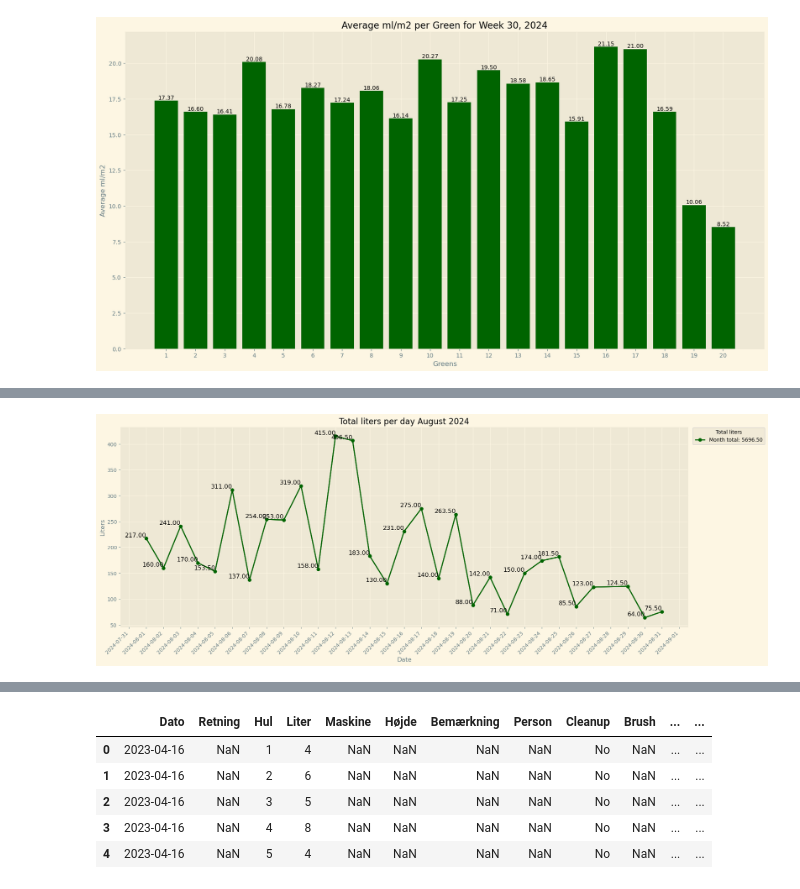
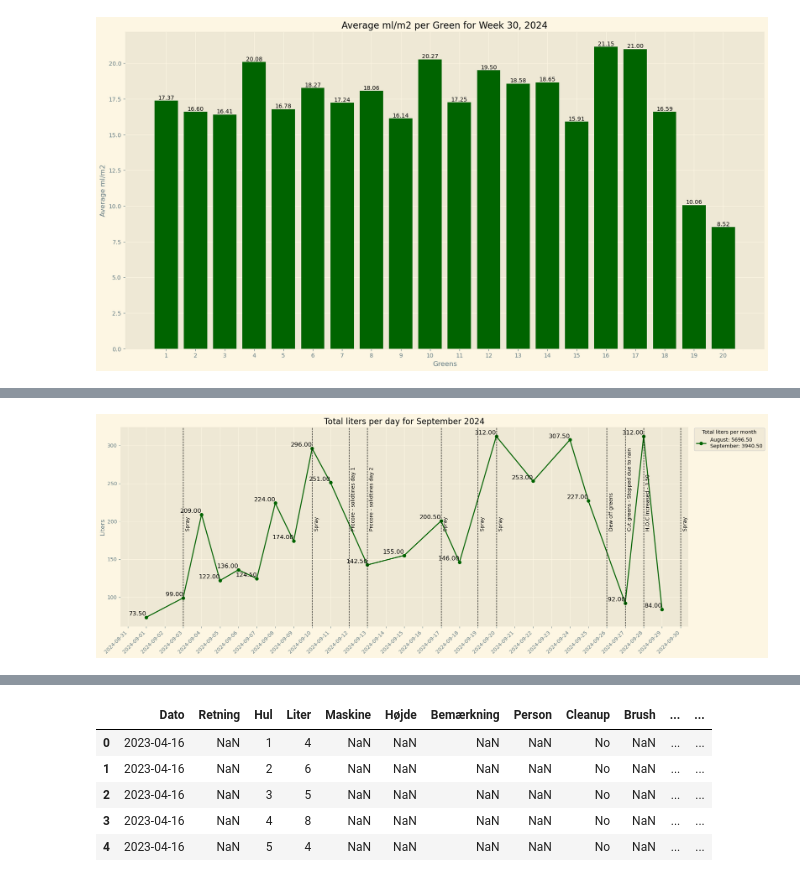
Before and after one commit to ABM-Analytics/monthrep, a Jupyter notebook: Monthrepport_RGK.ipynb, the cells around one changed output, grey strips where cells are left out. Drawn from its saved outputs; the diff is of its cells as text; code cells hidden in the pictures.

```diff
--- a/Monthrepport_RGK.ipynb
+++ b/Monthrepport_RGK.ipynb
@@ -105,18 +107,22 @@ from datetime import datetime, timedelta
 dfklip['Dato'] = pd.to_datetime(dfklip['Dato'], format='%d/%m/%Y', dayfirst=True)
 dfstimp['Dato'] = pd.to_datetime(dfstimp['Dato'], format='%d/%m/%Y', dayfirst=True)
 dfpogo['Dato'] = pd.to_datetime(dfpogo['Dato'], format='%Y-%m-%d')
+dfevents['Dato'] = pd.to_datetime(dfevents['Dato'], format='%d/%m/%Y', dayfirst=True)
 
 dfklip['Week'] = dfklip['Dato'].dt.isocalendar().week
 dfstimp['Week'] = dfstimp['Dato'].dt.isocalendar().week
 dfpogo['Week'] = dfpogo['Dato'].dt.isocalendar().week
+dfevents['Week'] = dfevents['Dato'].dt.isocalendar().week
 
 dfklip['Month'] = dfklip['Dato'].dt.month
 dfstimp['Month'] = dfstimp['Dato'].dt.month
 dfpogo['Month'] = dfpogo['Dato'].dt.month
+dfevents['Month'] = dfevents['Dato'].dt.month
 
 dfklip['Year'] = dfklip['Dato'].dt.year
 dfstimp['Year'] = dfstimp['Dato'].dt.year
 dfpogo['Year']  = dfpogo['Dato'].dt.year
+dfevents['Year'] = dfevents['Dato'].dt.year
 
 print("Cleaned dfklip:")
 print(dfklip.head())
@@ -272,8 +278,8 @@ green_sizes = {
 }
 
 # Filter data for two months
-month1 = 7  # Example for July
-month2 = 8  # Example for August
+month1 = 8  # Example for July
+month2 = 9  # Example for August
 year = 2024
 
 # Filter data by month and year
@@ -315,12 +321,12 @@ fig, ax = plt.subplots(figsize=(20, 10))
 bar_width = 0.35
 index = average_ml_per_m2['Hul']
 
-bar1 = ax.bar(index - bar_width/2, average_ml_per_m2[month1], bar_width, label=f'July', color='darkgreen')
-bar2 = ax.bar(index + bar_width/2, average_ml_per_m2[month2], bar_width, label=f'August', color='lightgreen')
+bar1 = ax.bar(index - bar_width/2, average_ml_per_m2[month1], bar_width, label=f'August', color='darkgreen')
+bar2 = ax.bar(index + bar_width/2, average_ml_per_m2[month2], bar_width, label=f'September', color='lightgreen')
 
 ax.set_xlabel('Greens')
 ax.set_ylabel('Average ml/m2')
-ax.set_title(f'Average ml/m2 per Green for July vs August - {year}')
+ax.set_title(f'Average ml/m2 per Green for August vs September - {year}')
 ax.set_xticks(index)
 ax.set_xticklabels(average_ml_per_m2['Hul'])
 
@@ -330,9 +336,9 @@ for bar in bar1 + bar2:
     ax.text(bar.get_x() + bar.get_width() / 2, height, f'{height:.2f}', ha='center', va='bottom', fontsize=10)
 
 # Update legend with mean values
-legend_title = (f'July Mean: {mean_ml_per_m2_month1:.2f} ml/m²\n'
-                f'August Mean: {mean_ml_per_m2_month2:.2f} ml/m²')
-ax.legend(title=legend_title, loc='upper right', bbox_to_anchor=(1.14, 1.01))
+legend_title = (f'August Mean: {mean_ml_per_m2_month1:.2f} ml/m²\n'
+                f'September Mean: {mean_ml_per_m2_month2:.2f} ml/m²')
+ax.legend(title=legend_title, loc='upper right', bbox_to_anchor=(1.16, 1.01))
 
 # Show the plot
 plt.show()
@@ -358,43 +364,60 @@ Average ml/m2 per Green:
 # %%
-month = 8  # Example for August
-year = 2024
-line_month = dfklip[(dfklip['Year'] == year) & (dfklip['Dato'].dt.month == month)]
+# Filter data for September and October 2024
+# Filter data for August and September 2024
+months = [8, 9]
+line_month = dfklip[(dfklip['Month'].isin(months)) & (dfklip['Year'] == 2024)]
 
+# Ensure 'Hul' is string and 'Liter' is properly formatted
 line_month['Hul'] = line_month['Hul'].astype(str)
 line_month['Liter'] = line_month['Liter'].astype(str).str.replace(',', '.').astype(float)
 
 # Group the data by 'Dato' and sum the 'Liter' column
 line_liter = line_month.groupby('Dato')['Liter'].sum()
 
-# Calculate total liters for each week separately
-total_month_liters = line_month['Liter'].sum()
+# Calculate total liters for each month separately
+total_august_liters = line_month[line_month['Month'] == 8]['Liter'].sum()
+total_september_liters = line_month[line_month['Month'] == 9]['Liter'].sum()
 
+# Filter events for August and September, excluding "Cut greens" and "Roll greens"
+filtered_events = dfevents[(dfevents['Month'].isin(months)) &
+                           (dfevents['Year'] == 2024) &
+                           (~dfevents['Event'].isin(['Cut greens', 'Roll greens']))]
 
-# Plot the line graph
+# Filter the line graph to only show September (or you can change to August if needed)
+line_liter_september = line_liter[line_liter.index.month == 9]
+
+# Plot the line graph for September only
 plt.figure(figsize=(20, 8))
-line_liter.plot(kind='line', marker='o', color='darkgreen')
-line_liter.plot(kind='line', marker='o', color='darkgreen')
-plt.title('Total liters per day August 2024')
-plt.xlabel('Date')
+line_liter_september.plot(kind='line', marker='o', color='darkgreen')
+plt.title('Total liters per day for September 2024')
+plt.xlabel('')
 plt.ylabel('Liters')
 plt.xticks(rotation=45)
 plt.grid(True)
 
 # Format the x-axis to display full dates
 ax = plt.gca()
 ax.xaxis.set_major_formatter(mdates.DateFormatter('%Y-%m-%d'))
 ax.xaxis.set_major_locator(mdates.DayLocator())
 
 # Annotate each data point with its value
-for x, y in zip(line_liter.index, line_liter.values):
+for x, y in zip(line_liter_september.index, line_liter_september.values):
     plt.text(x, y + 0.9, f'{y:.2f}', ha='right', va='bottom', fontsize=12)
 
-# Update the legend to show total for the month
-plt.legend([f'Month total: {total_month_liters:.2f}'], loc='upper right', title='Total liters', bbox_to_anchor=(1.14, 1.01))
+# Add vertical lines for filtered green events in September only
+filtered_events_september = filtered_events[filtered_events['Dato'].dt.month == 9]
+for index, row in filtered_events_september.iterrows():
+    plt.axvline(x=row['Dato'], color='black', linestyle='--', linewidth=1)
+    plt.text(row['Dato'] + pd.Timedelta(days=0.1), line_liter_september.max() * 0.6, row['Event'],
+             rotation=90, verticalalignment='bottom')
+
+# Update the legend to show totals for August and September
+plt.legend([f'August: {total_august_liters:.2f}\nSeptember: {total_september_liters:.2f}'],
+           loc='upper right', title='Total liters per month', bbox_to_anchor=(1.14, 1.01))
 
 plt.show()
 # %% [output]
-[figure, old version]
+[figure, new version]
 # %%
 import pandas as pd
 import matplotlib.pyplot as plt
```
Also changed, not shown: parts of 11 cells of this notebook.
